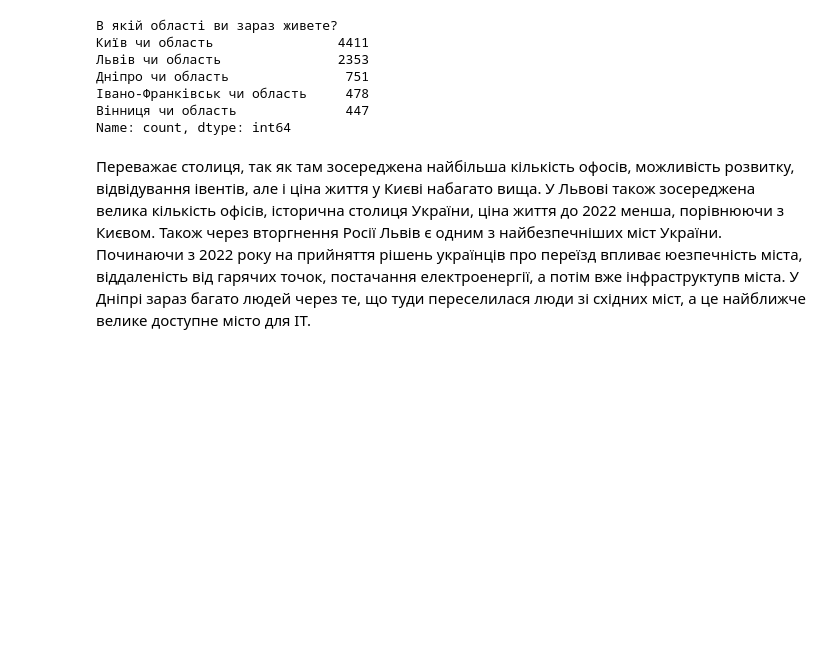
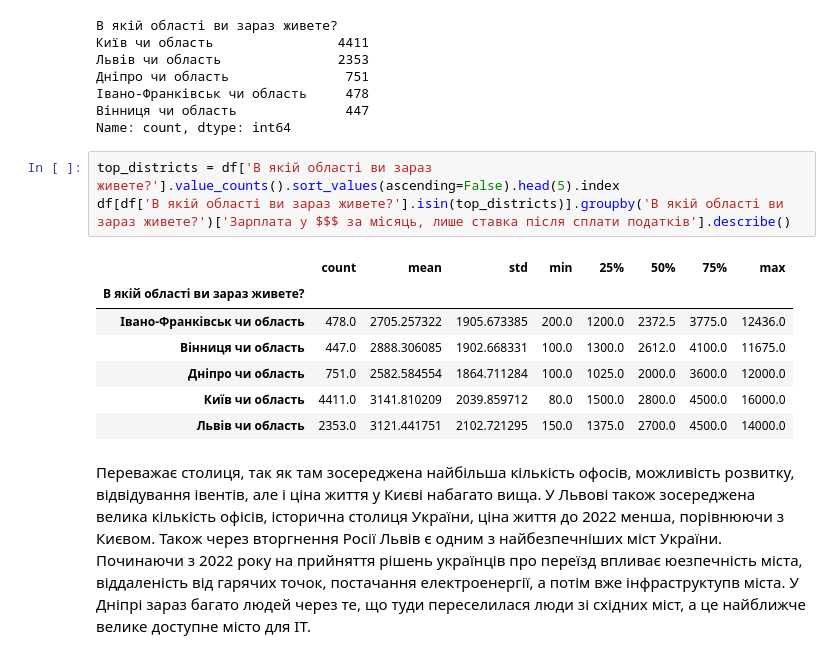
Before and after one commit to MarynaDanets/python_for_ds_tasks, a Jupyter notebook: hw_pandas_additional.ipynb, the cells around one changed output. Saved outputs shown, nothing was run; the diff lists cells and outputs as text; blank space fills up the shorter version.

```diff
--- a/hw_pandas_additional.ipynb
+++ b/hw_pandas_additional.ipynb
@@ -224,6 +241,17 @@ df['В якій області ви зараз живете?'].value_counts()[:5
 Івано-Франківськ чи область     478
 Вінниця чи область              447
 Name: count, dtype: int64
+# %%
+top_districts = df['В якій області ви зараз живете?'].value_counts().sort_values(ascending=False).head(5).index
+df[df['В якій області ви зараз живете?'].isin(top_districts)].groupby('В якій області ви зараз живете?')['Зарплата у $$$ за місяць, лише ставка після сплати податків'].describe()
+# %% [output]
+|  | count | mean | std | min | 25% | 50% | 75% | max |
+| В якій області ви зараз живете? |  |  |  |  |  |  |  |  |
+| Івано-Франківськ чи область | 478.0 | 2705.257322 | 1905.673385 | 200.0 | 1200.0 | 2372.5 | 3775.0 | 12436.0 |
+| Вінниця чи область | 447.0 | 2888.306085 | 1902.668331 | 100.0 | 1300.0 | 2612.0 | 4100.0 | 11675.0 |
+| Дніпро чи область | 751.0 | 2582.584554 | 1864.711284 | 100.0 | 1025.0 | 2000.0 | 3600.0 | 12000.0 |
+| Київ чи область | 4411.0 | 3141.810209 | 2039.859712 | 80.0 | 1500.0 | 2800.0 | 4500.0 | 16000.0 |
+| Львів чи область | 2353.0 | 3121.441751 | 2102.721295 | 150.0 | 1375.0 | 2700.0 | 4500.0 | 14000.0 |
 # %% [markdown]
 Переважає столиця, так як там зосереджена найбільша кількість офосів, можливість розвитку, відвідування івентів, але і ціна життя у Києві набагато вища.
 У Львові також зосереджена велика кількість офісів, історична столиця України, ціна життя до 2022 менша, порівнюючи з Києвом. Також через вторгнення Росії Львів є одним з найбезпечніших міст України.
```
Also changed, not shown: parts of 10 cells of this notebook.
